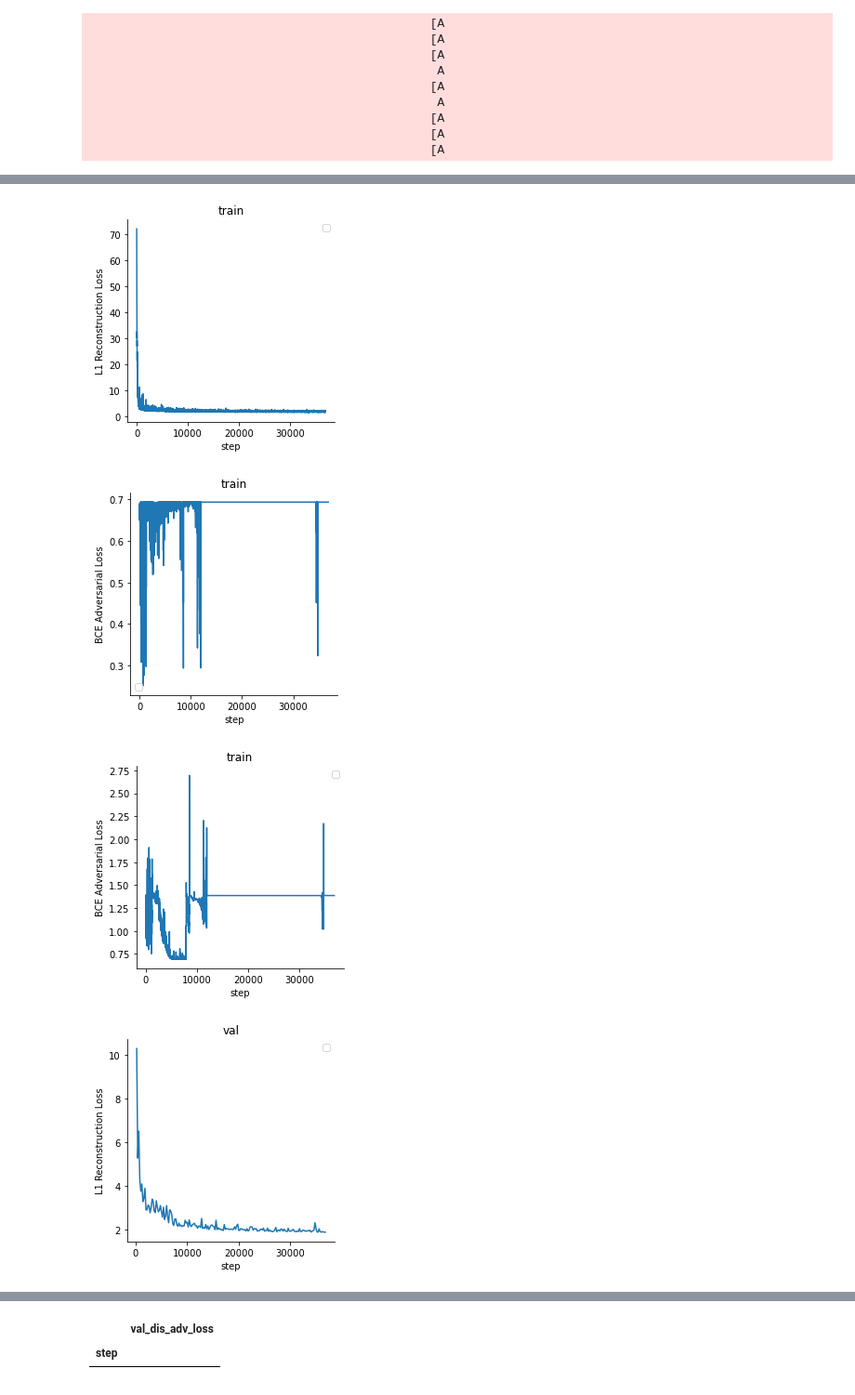
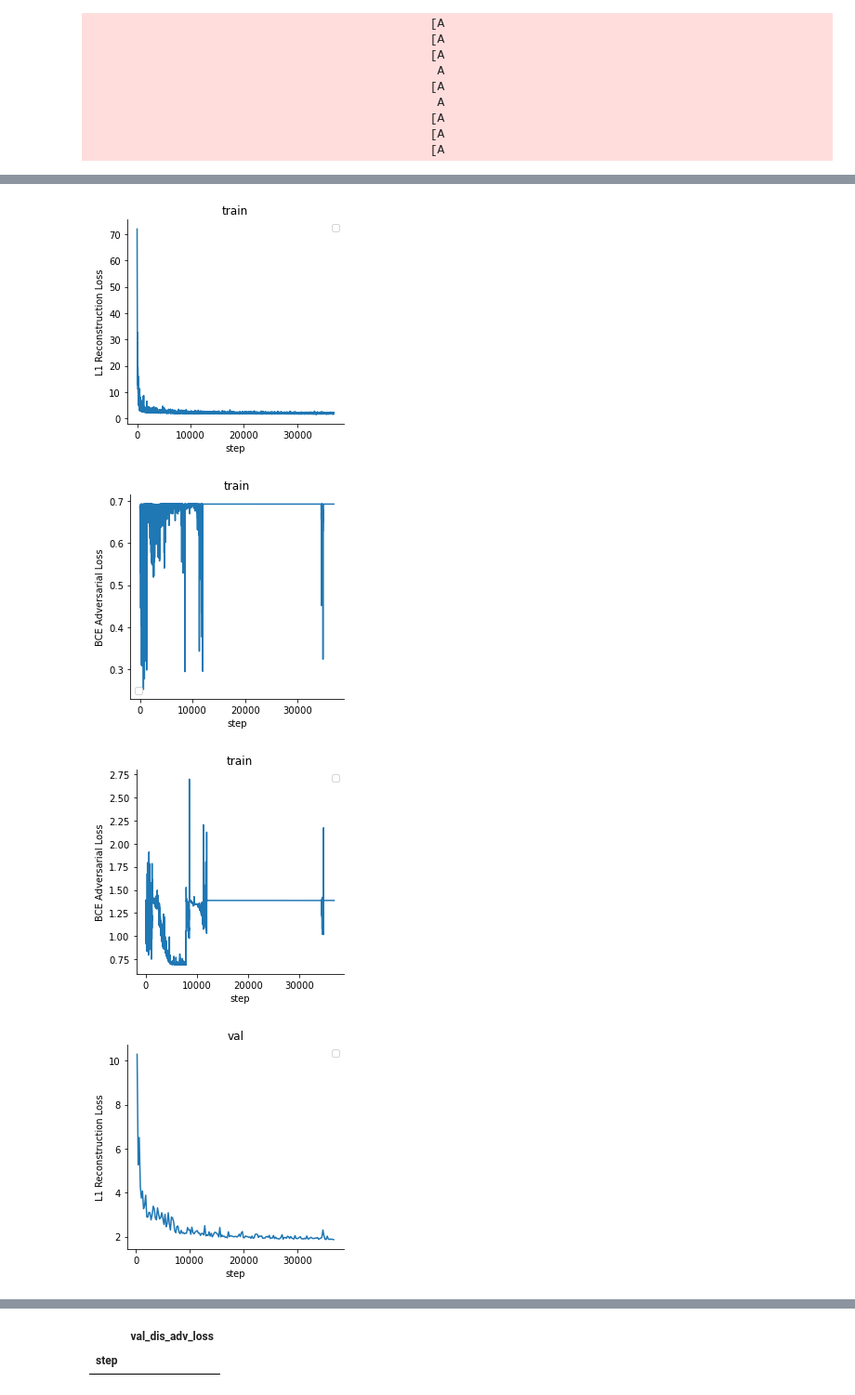
Before and after one commit to nitinkmittal/super_image_resolution, a Jupyter notebook: notebooks/20210814-pcgan-wsi128to256-testing.ipynb, the cells around one changed output, grey strips where cells are left out. Shown: that part at 93% size. Cells and saved outputs as stored; diff of their text form; code cells hidden in the pictures.

```diff
--- a/notebooks/20210814-pcgan-wsi128to256-testing.ipynb
+++ b/notebooks/20210814-pcgan-wsi128to256-testing.ipynb
@@ -230,24 +232,25 @@ for i in tqdm(idxs, leave=False, position=0):
 # %%
 for mode in metrics.keys():
     if mode in ["train", "val"]:
         for loss_type, losses in metrics[mode].items():
             losses = pd.DataFrame(
                 losses, columns=["step", f"{mode}_{loss_type}"]).set_index("step")
             if len(losses) > 0:
                 losses = losses.groupby("step").mean()
                 fig, ax = plt.subplots(figsize=(4,4))
                 losses.plot(ax=ax)
                 ax.legend("")
                 ax.set_title(mode)
                 ax.set_ylabel(
                     "L1 Reconstruction Loss" if "reconst" in loss_type else "BCE Adversarial Loss")
                 sns.despine(ax=ax)
+                plt.tight_layout()
                 plt.savefig(
                     os.path.join(
                         TEST_IMAGES_PATH,
                         f"{mode}_{loss_type}.png"), dpi=300)
 # %% [output]
-[figure, old version]
+[figure, new version]
-[figure, old version]
+[figure, new version]
-[figure, old version]
+[figure, new version]
-[figure, old version]
+[figure, new version]
```
Also changed, not shown: parts of 3 cells of this notebook.
